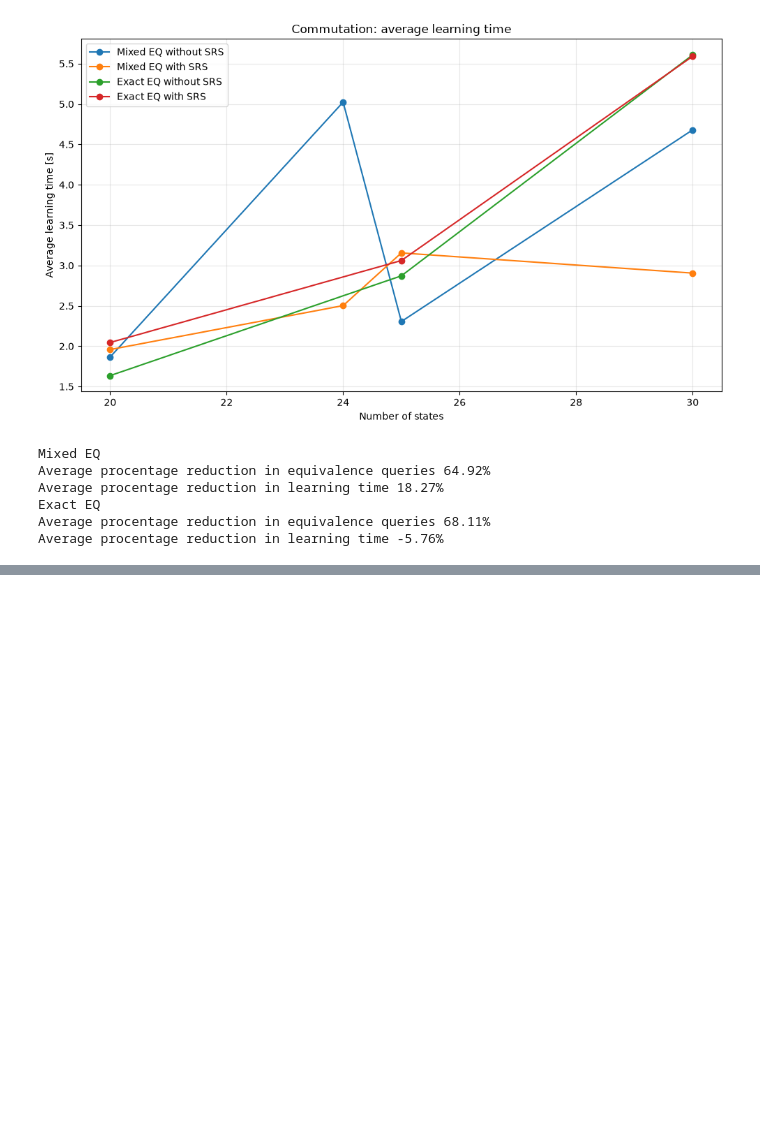
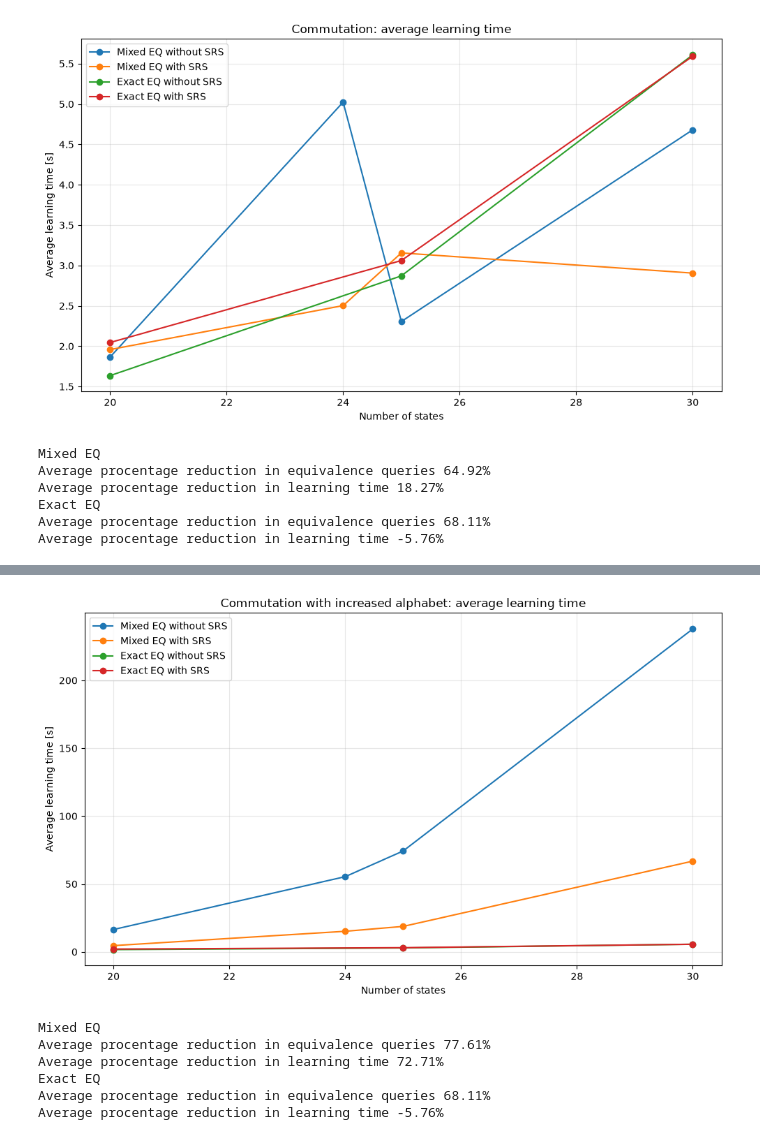
Before and after one commit to Piotrtraczynski1/LearningDVPA, a Jupyter notebook: results/mixed_eq_analysis.ipynb, the cells around one changed output, grey strips where cells are left out. Drawn from its saved outputs; the diff is of its cells as text; code cells hidden in the pictures; blank space fills up the shorter version.

```diff
--- a/results/mixed_eq_analysis.ipynb
+++ b/results/mixed_eq_analysis.ipynb
@@ -156,3 +172,35 @@ Average procentage reduction in learning time -5.76%
+# %%
+commutationIncreasedAlphabetTimePlot = Plot(
+    title="Commutation with increased alphabet: average learning time",
+    xLabel="Number of states",
+    yLabel="Average learning time [s]",
+)
+addMeanComparison(
+    commutationIncreasedAlphabetTimePlot,
+    commutativeMixedIncreasedAlphabetPath,
+    commutativeExactPath,
+    yColumn="learnerTimeUs",
+    scale=1_000_000,
+)
+commutationIncreasedAlphabetTimePlot.draw()
+# %% [output]
+[figure, added]
+# %%
+print("Mixed EQ")
+printMeanDecrease(commutativeMixedIncreasedAlphabetPath)
+printMeanLearningTimeDecrease(commutativeMixedIncreasedAlphabetPath)
+
+print("Exact EQ")
+filters = exactFilters(commutativeMixedIncreasedAlphabetPath)
+printMeanDecrease(commutativeExactPath, filters)
+printMeanLearningTimeDecrease(commutativeExactPath, filters)
+# %% [output]
+Mixed EQ
+Average procentage reduction in equivalence queries 77.61%
+Average procentage reduction in learning time 72.71%
+Exact EQ
+Average procentage reduction in equivalence queries 68.11%
+Average procentage reduction in learning time -5.76%
 # %%
 idempotencyQueriesPlot = Plot(
     title="Idempotency: average number of equivalence queries",
```
Also changed, not shown: parts of 2 cells of this notebook, 5 other files.
